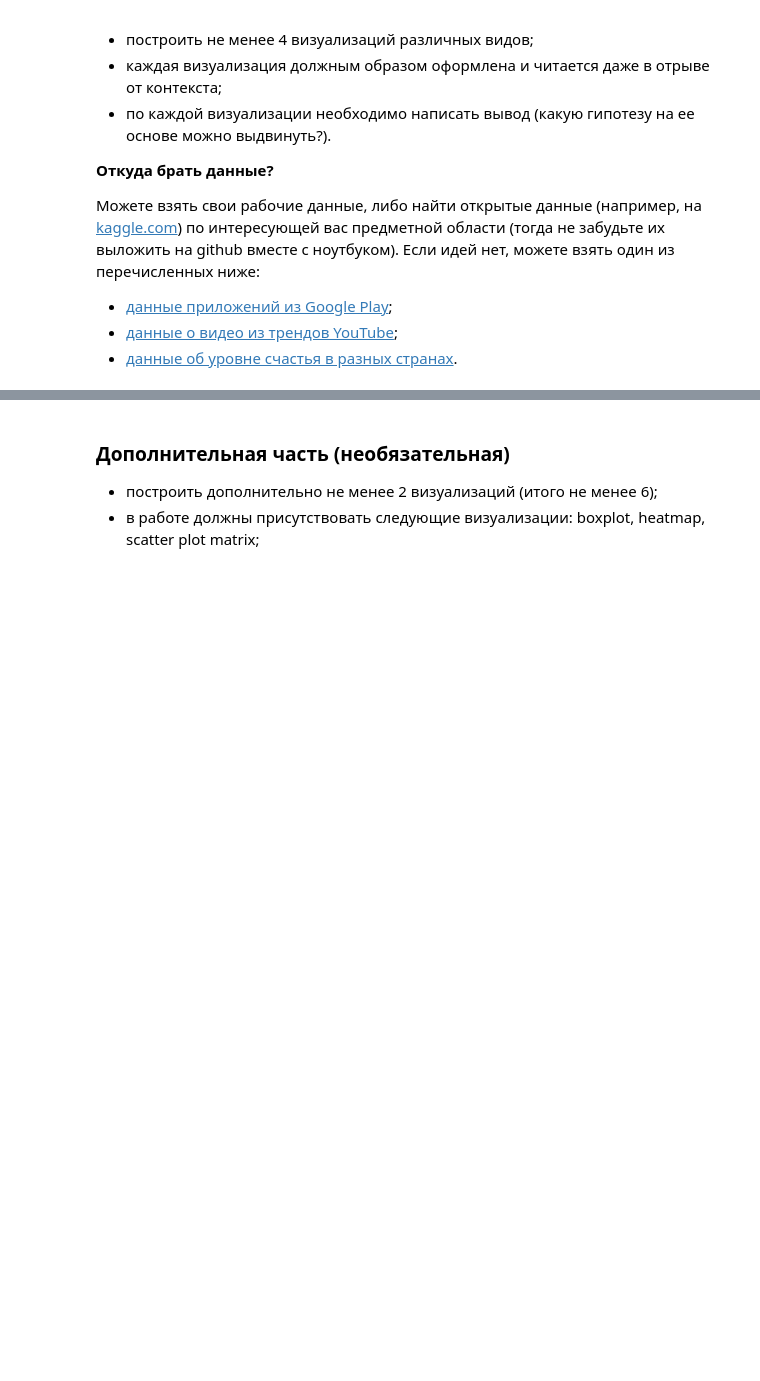
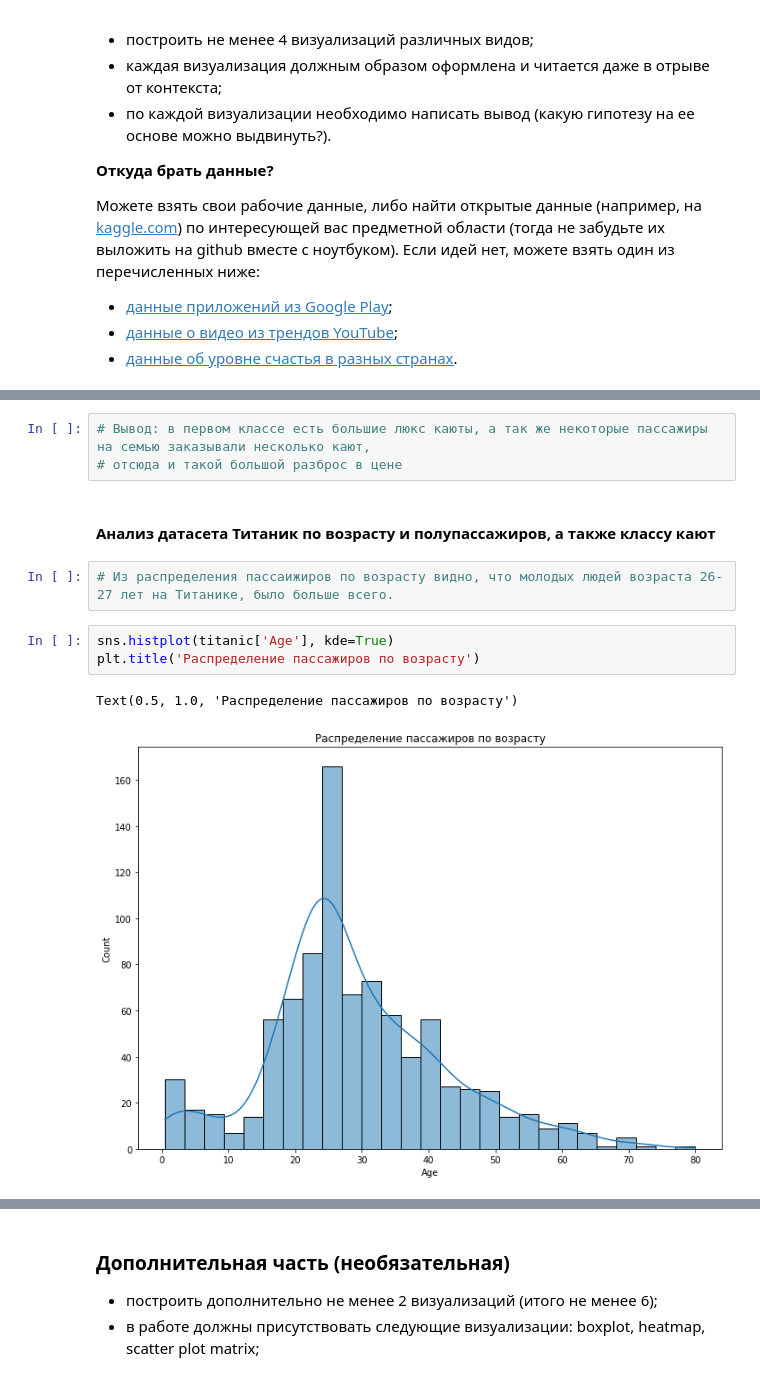
Before and after one commit to natkhosh/pyda_homeworks, a Jupyter notebook: visualization/visualization.ipynb, the cells around one changed output, grey strips where cells are left out. Drawn from its saved outputs; the diff is of its cells as text; blank space fills up the shorter version.

```diff
--- a/visualization/visualization.ipynb
+++ b/visualization/visualization.ipynb
@@ -18,0 +162,13 @@
+# %%
+# Вывод: в первом классе есть большие люкс каюты, а так же некоторые пассажиры на семью заказывали несколько кают,
+# отсюда и такой большой разброс в цене
+# %% [markdown]
+#### Анализ датасета Титаник по возрасту и полупассажиров, а также классу кают
+# %%
+# Из распределения пассаижиров по возрасту видно, что молодых людей возраста 26-27 лет на Титанике, было больше всего.
+# %%
+sns.histplot(titanic['Age'], kde=True)
+plt.title('Распределение пассажиров по возрасту')
+# %% [output]
+Text(0.5, 1.0, 'Распределение пассажиров по возрасту')
+[figure, added]
```
Also changed, not shown: parts of 30 cells of this notebook, 2 other files.
